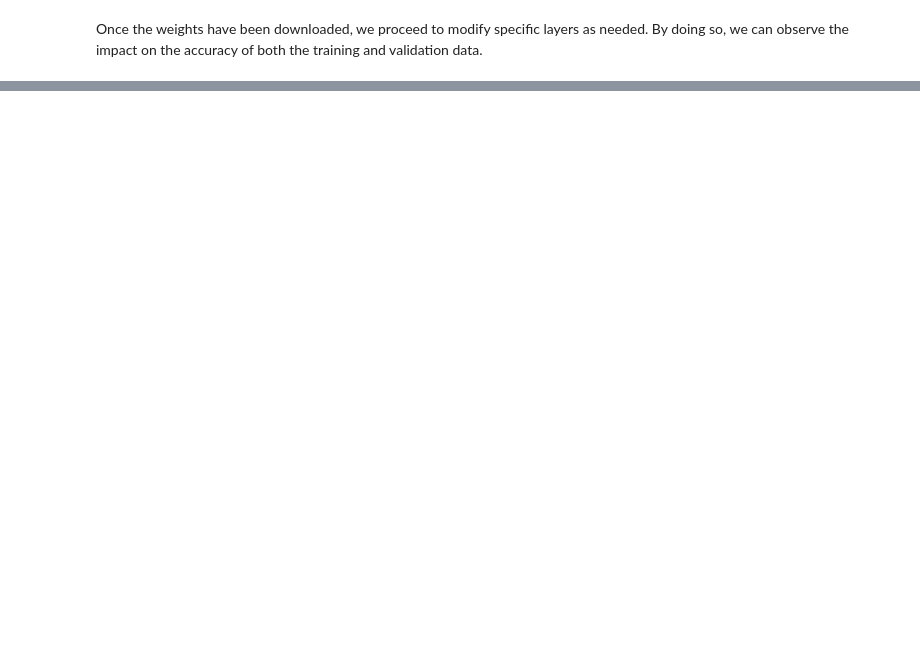
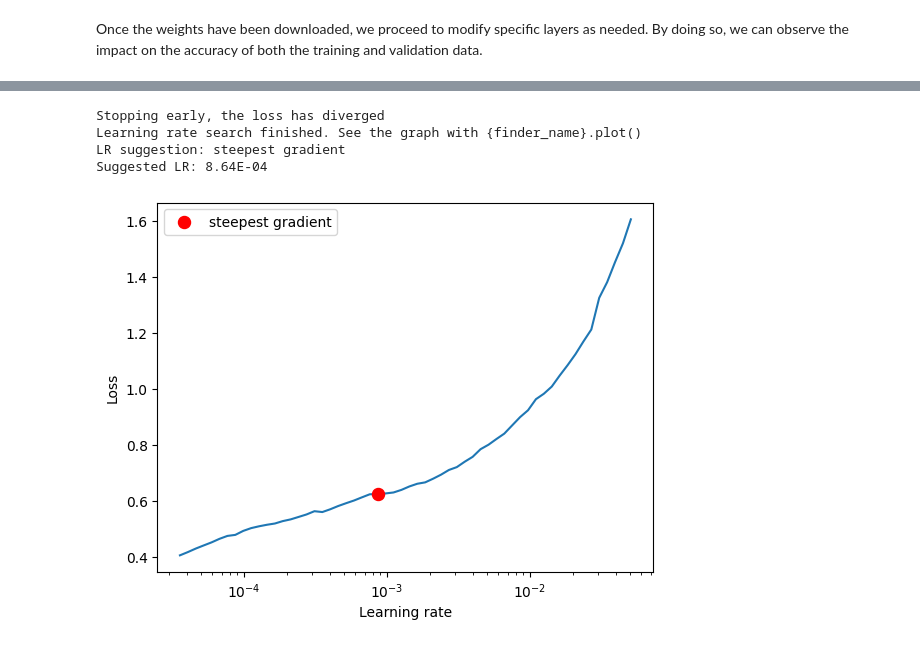
Before and after one commit to alaeimo/NMA_DL_FER, a Jupyter notebook: NMA_DL_FER.ipynb, the cells around one changed output, grey strips where cells are left out. Drawn from its saved outputs; the diff is of its cells as text; code cells hidden in the pictures; blank space fills up the shorter version.

```diff
--- a/NMA_DL_FER.ipynb
+++ b/NMA_DL_FER.ipynb
@@ -488,0 +488,6 @@ torch.save(model, model_path)
+# %%
+#@title Training Hyper-Parameters
+base_learning_rate = 8.64E-04
+start_epoch = 0
+max_epochs = 10
+use_cuda = True if device=='cuda' else False
@@ -488,0 +499,15 @@ torch.save(model, model_path)
+# %%
+#@title Finding a Good Learning Rate
+from torch_lr_finder import LRFinder
+optimizer = optim.Adam(model.parameters(), lr=base_learning_rate)
+criterion = torch.nn.CrossEntropyLoss()
+lr_finder = LRFinder(model, optimizer, criterion, device="cuda")
+lr_finder.range_test(train_dataloader, end_lr=3, num_iter=100)
+lr_finder.plot()
+lr_finder.reset()
+# %% [output]
+Stopping early, the loss has diverged
+Learning rate search finished. See the graph with {finder_name}.plot()
+LR suggestion: steepest gradient
+Suggested LR: 8.64E-04
+[figure, added]
```
Also changed, not shown: parts of 15 cells of this notebook.
